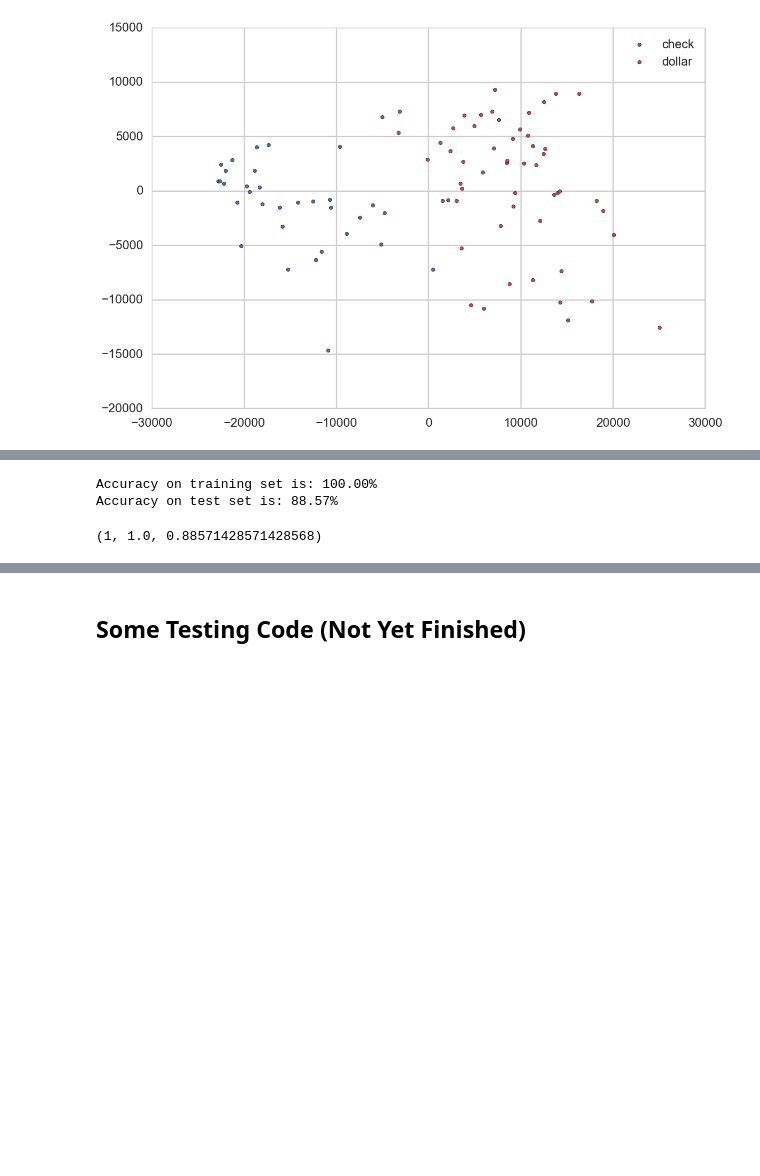
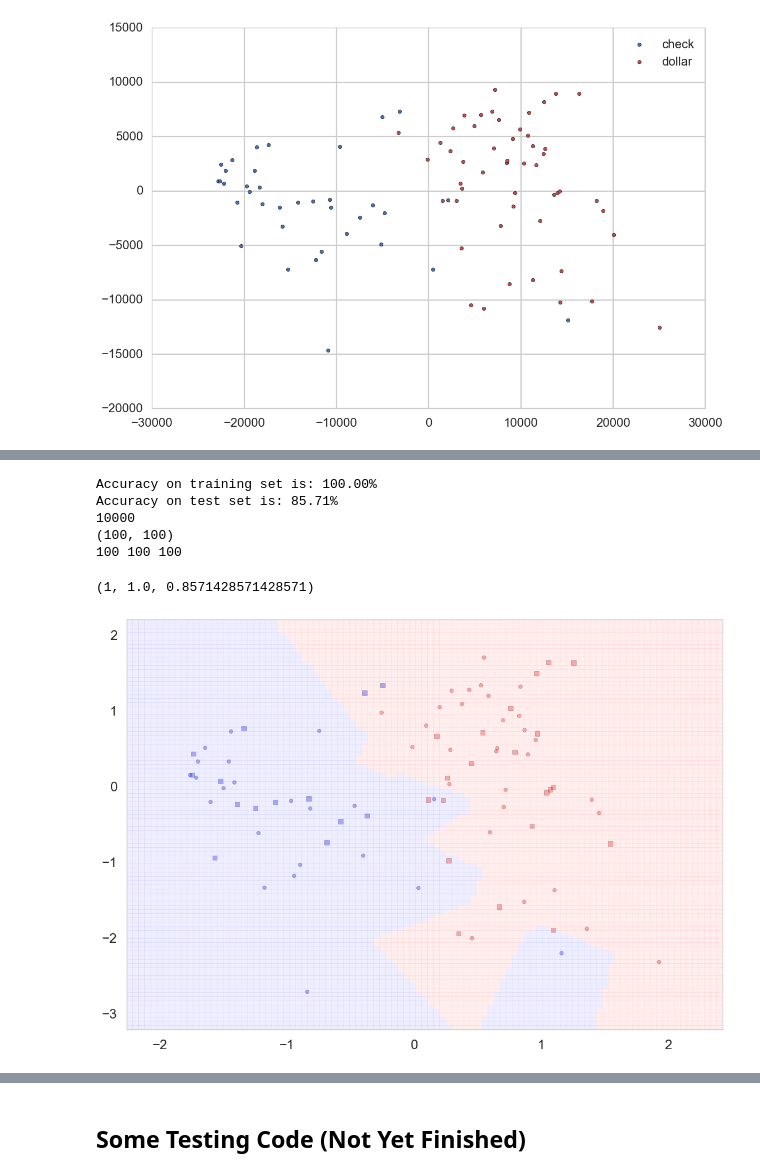
Before and after one commit to jizihao1108/python-codes, a Jupyter notebook: Classification Models.ipynb, the cells around one changed output, grey strips where cells are left out. Saved outputs shown, nothing was run; the diff lists cells and outputs as text; code cells hidden in the pictures; blank space fills up the shorter version.

```diff
--- a/Classification Models.ipynb
+++ b/Classification Models.ipynb
@@ -257,8 +257,37 @@ ys = df.y
 subdf = df[['pc1', 'pc2']]
 subdfstd = (subdf - subdf.mean()) / subdf.std()
 
+from matplotlib.colors import ListedColormap
+
+def points_plot(Xtr, Xte, ytr, yte, clf, mesh=True, colorscale=cmap_light, cdiscrete=cmap_bold, alpha=0.1, psize=10, zfunc=False, predicted=False):
+    h = .02
+    X=np.concatenate((Xtr, Xte))
+    x_min, x_max = X[:, 0].min() - .5, X[:, 0].max() + .5
+    y_min, y_max = X[:, 1].min() - .5, X[:, 1].max() + .5
+    xx, yy = np.meshgrid(np.linspace(x_min, x_max, 100),
+                         np.linspace(y_min, y_max, 100))
+
+
+    Z = clf.predict(np.c_[xx.ravel(), yy.ravel()])
+    print(len(Z))
+    ZZ = Z.reshape(xx.shape)
+    print(xx.shape)
+
+
+    print(len(xx), len(yy), len(ZZ))
+    plt.pcolormesh(xx, yy, ZZ, cmap = ListedColormap(['#FFAAAA', '#AAAAFF']), alpha = 0.2)
+    plt.xlim(x_min,x_max)
+    plt.ylim(y_min,y_max)
+
+    plt.scatter(Xtr[:,0], Xtr[:,1], c=ytr, s = psize, alpha = alpha,
+                cmap=ListedColormap(['#FF0000', '#0000FF']))
+    plt.scatter(Xte[:,0], Xte[:,1], c=yte, s=psize+10, marker="s",
+    cmap=ListedColormap(['#FF0000', '#0000FF']), alpha = alpha)
+    #sns.lmplot(x = 'pc1', y = 'pc2', hue='label', data = df)
+    return xx, yy
+
 def knn_classify(X, y, nbrs, plot = True, train_size = 0.6):
-    Xtrain, Xtest, ytrain, ytest = train_test_split(X, y, train_size = train_size, random_state = 66)
+    Xtrain, Xtest, ytrain, ytest = train_test_split(X, y, train_size = train_size)
     clf = KNeighborsClassifier(nbrs)
     clf.fit(Xtrain, ytrain)
 
@@ -269,7 +298,7 @@ def knn_classify(X, y, nbrs, plot = True, train_size = 0.6):
         print('Accuracy on training set is: %0.2f%%' %(train_accuracy*100))
         print('Accuracy on test set is: %0.2f%%' %(test_accuracy*100))
 
-        #plt.points_plot(Xtrain, Xtest, ytrain, ytest, clf, alpha=0.3, psize=20)
+        points_plot(Xtrain, Xtest, ytrain, ytest, clf, alpha=0.3, psize=20)
     return nbrs, train_accuracy, test_accuracy
 # %%
 df.head()
@@ -285,6 +312,10 @@ Xtrain, Xtest, ytrain, ytest = train_test_split(subdfstd.values, ys, train_size
 # %%
-knn_classify(subdfstd, ys, 1)
+knn_classify(subdfstd.values, ys.values, 1)
 # %% [output]
 Accuracy on training set is: 100.00%
-Accuracy on test set is: 88.57%
+Accuracy on test set is: 85.71%
+10000
+(100, 100)
+100 100 100
-(1, 1.0, 0.88571428571428568)
+(1, 1.0, 0.8571428571428571)
+[figure, added]
```
Also changed, not shown: parts of 25 cells of this notebook, 1 other file.
